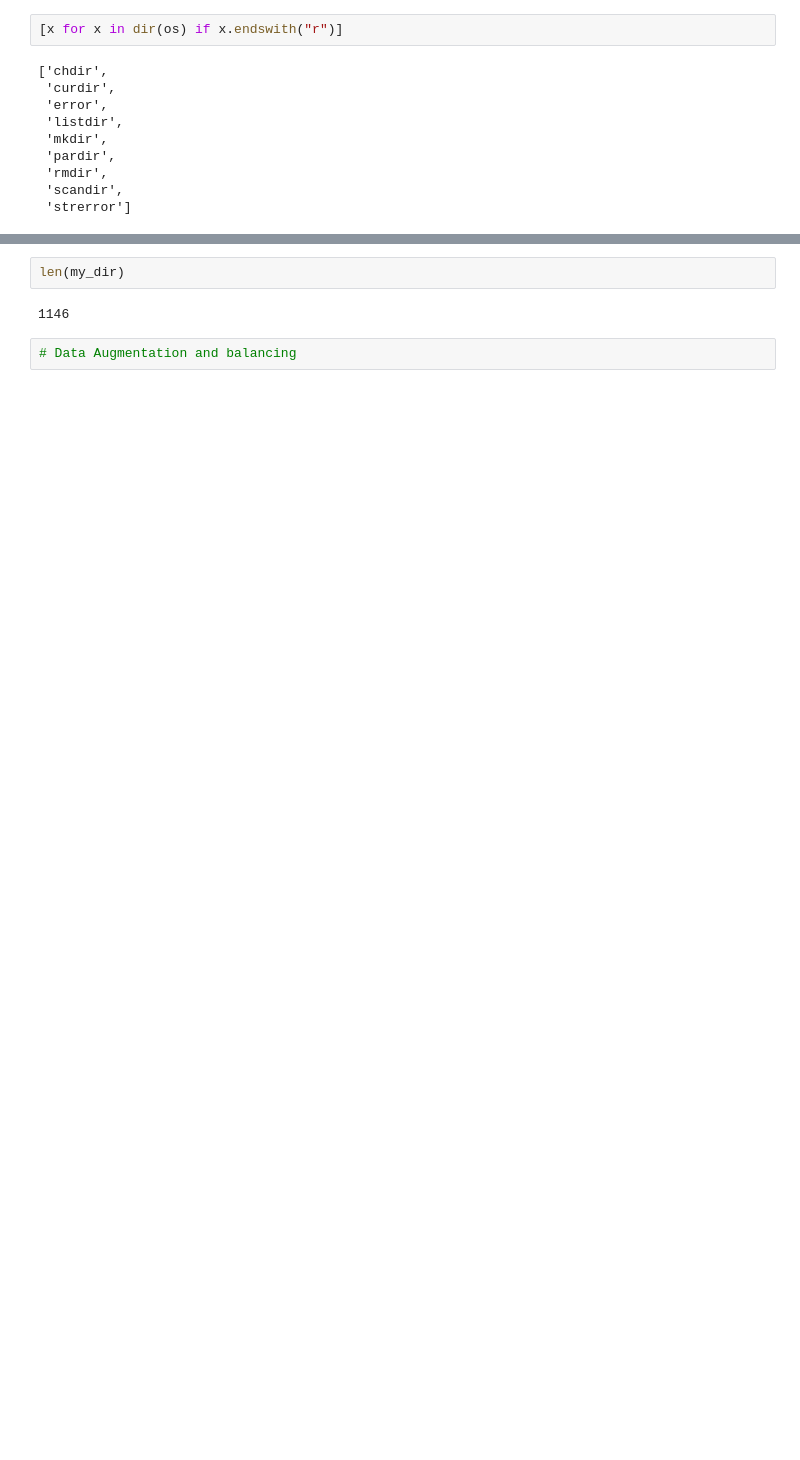
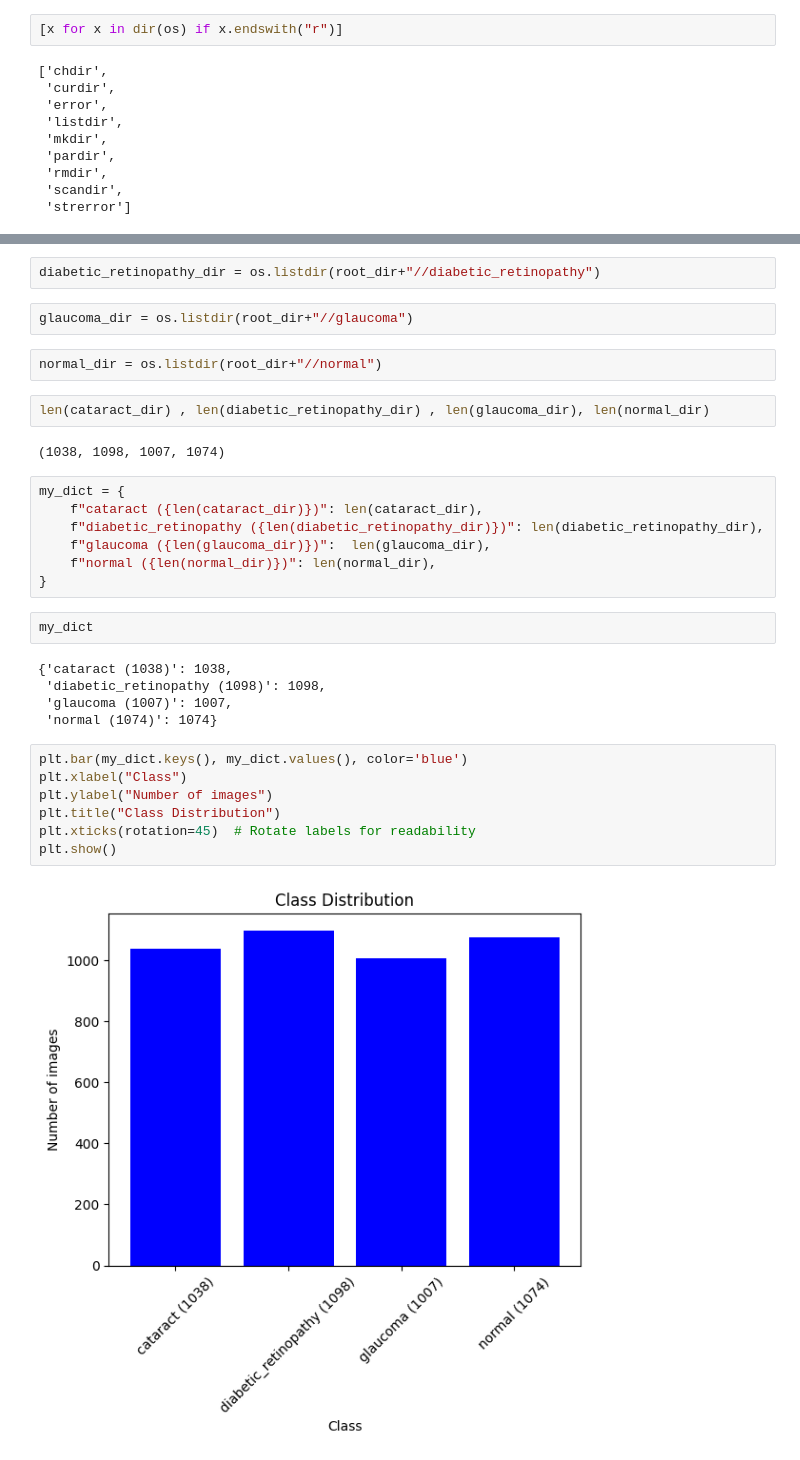
Before and after one commit to HerbSek/Image-Classification-using-CNN, a Jupyter notebook: image-classification.ipynb, the cells around one changed output, grey strips where cells are left out. Saved outputs shown, nothing was run; the diff lists cells and outputs as text; blank space fills up the shorter version.

```diff
--- a/image-classification.ipynb
+++ b/image-classification.ipynb
@@ -47,6 +58,33 @@ my_dir = os.listdir(root_dir+"//Blight")
+# %%
+diabetic_retinopathy_dir = os.listdir(root_dir+"//diabetic_retinopathy")
+# %%
+glaucoma_dir = os.listdir(root_dir+"//glaucoma")
+# %%
+normal_dir = os.listdir(root_dir+"//normal")
 # %%
-len(my_dir)
+len(cataract_dir) , len(diabetic_retinopathy_dir) , len(glaucoma_dir), len(normal_dir)
 # %% [output]
-1146
+(1038, 1098, 1007, 1074)
-# %%
-# Data Augmentation and balancing
+# %%
+my_dict = {
+    f"cataract ({len(cataract_dir)})": len(cataract_dir),
+    f"diabetic_retinopathy ({len(diabetic_retinopathy_dir)})": len(diabetic_retinopathy_dir),
+    f"glaucoma ({len(glaucoma_dir)})":  len(glaucoma_dir),
+    f"normal ({len(normal_dir)})": len(normal_dir),
+}
+# %%
+my_dict
+# %% [output]
+{'cataract (1038)': 1038,
+ 'diabetic_retinopathy (1098)': 1098,
+ 'glaucoma (1007)': 1007,
+ 'normal (1074)': 1074}
+# %%
+plt.bar(my_dict.keys(), my_dict.values(), color='blue')
+plt.xlabel("Class")
+plt.ylabel("Number of images")
+plt.title("Class Distribution")
+plt.xticks(rotation=45)  # Rotate labels for readability
+plt.show()
+# %% [output]
+[figure, added]
```
Also changed, not shown: parts of 21 cells of this notebook, 4 other files.
